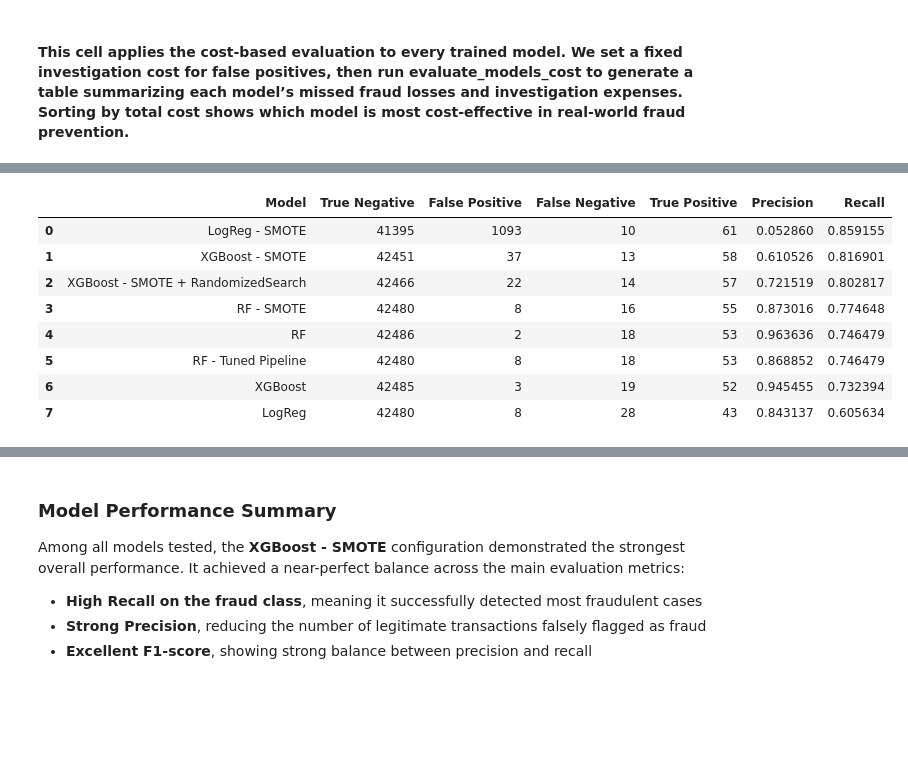
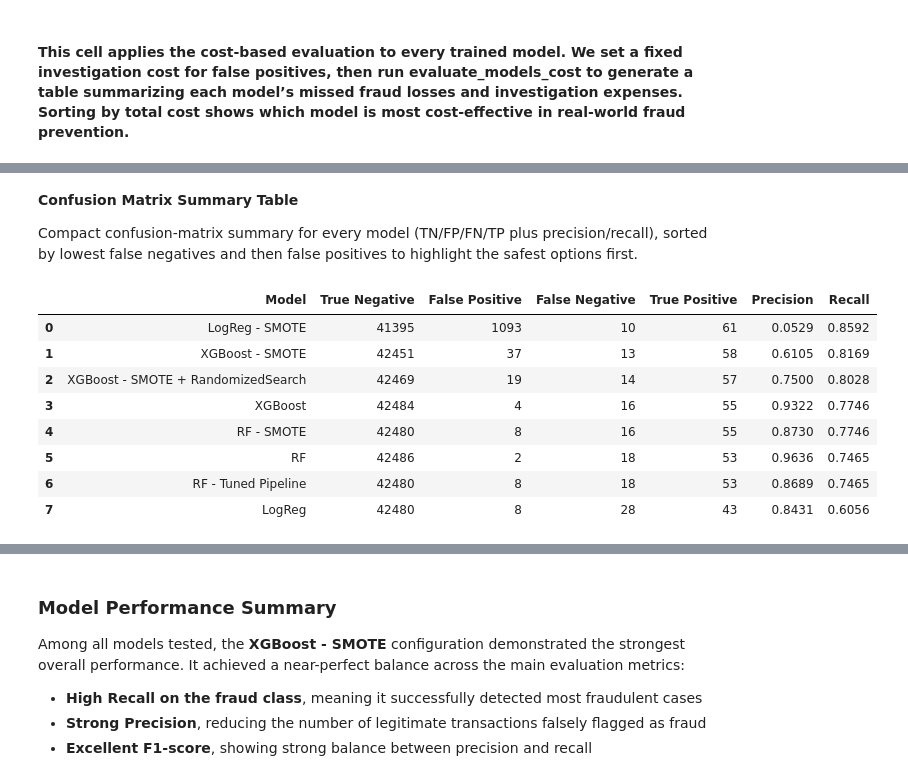
Before and after one commit to AliAbdulHameed/Credit_Card_Fraud_Detection_Team1, a Jupyter notebook: AAI_501_Group_Project_V3.ipynb, the cells around one changed output, grey strips where cells are left out. Drawn from its saved outputs; the diff is of its cells as text; code cells hidden in the pictures; blank space fills up the shorter version.

```diff
--- a/AAI_501_Group_Project_V3.ipynb
+++ b/AAI_501_Group_Project_V3.ipynb
@@ -753,41 +752,44 @@ cost_results_named
 | 6 | RF - Tuned Pipeline | 18 | 8 | 4372.73 | 200.0 | 4572.73 |
 | 0 | LogReg | 28 | 8 | 6151.95 | 200.0 | 6351.95 |
 | 1 | LogReg - SMOTE | 10 | 1093 | 2276.76 | 27325.0 | 29601.76 |
+# %% [markdown]
+**Confusion Matrix Summary Table**
+
+Compact confusion-matrix summary for every model (TN/FP/FN/TP plus precision/recall), sorted by lowest false negatives and then false positives to highlight the safest options first.
 # %%
 summary = []
 for name, model in all_models.items():
     y_pred = model.predict(X_test_scaled)
     tn, fp, fn, tp = confusion_matrix(y_test, y_pred, labels=[0, 1]).ravel()
     prec = tp / (tp + fp) if (tp + fp) else 0.0
     rec = tp / (tp + fn) if (tp + fn) else 0.0
     summary.append({
         "Model": name,
         "True Negative": tn,
         "False Positive": fp,
         "False Negative": fn,
         "True Positive": tp,
-        "Precision": prec,
-        "Recall": rec
+        "Precision": float(f"{prec:.4f}"),
+        "Recall": float(f"{rec:.4f}")
     })
 
 summary_df = (
     pd.DataFrame(summary)
-    .sort_values(by=["False Negative", "False Positive", "Model"])  # use new names
+    .sort_values(by=["False Negative", "False Positive", "Model"])
     .reset_index(drop=True)
 )
 
-
-summary_df  # displays just the summary table
+summary_df
 # %% [output]
 |  | Model | True Negative | False Positive | False Negative | True Positive | Precision | Recall |
-| 0 | LogReg - SMOTE | 41395 | 1093 | 10 | 61 | 0.052860 | 0.859155 |
-| 1 | XGBoost - SMOTE | 42451 | 37 | 13 | 58 | 0.610526 | 0.816901 |
-| 2 | XGBoost - SMOTE + RandomizedSearch | 42466 | 22 | 14 | 57 | 0.721519 | 0.802817 |
-| 3 | RF - SMOTE | 42480 | 8 | 16 | 55 | 0.873016 | 0.774648 |
-| 4 | RF | 42486 | 2 | 18 | 53 | 0.963636 | 0.746479 |
-| 5 | RF - Tuned Pipeline | 42480 | 8 | 18 | 53 | 0.868852 | 0.746479 |
-| 6 | XGBoost | 42485 | 3 | 19 | 52 | 0.945455 | 0.732394 |
-| 7 | LogReg | 42480 | 8 | 28 | 43 | 0.843137 | 0.605634 |
+| 0 | LogReg - SMOTE | 41395 | 1093 | 10 | 61 | 0.0529 | 0.8592 |
+| 1 | XGBoost - SMOTE | 42451 | 37 | 13 | 58 | 0.6105 | 0.8169 |
+| 2 | XGBoost - SMOTE + RandomizedSearch | 42469 | 19 | 14 | 57 | 0.7500 | 0.8028 |
+| 3 | XGBoost | 42484 | 4 | 16 | 55 | 0.9322 | 0.7746 |
+| 4 | RF - SMOTE | 42480 | 8 | 16 | 55 | 0.8730 | 0.7746 |
+| 5 | RF | 42486 | 2 | 18 | 53 | 0.9636 | 0.7465 |
+| 6 | RF - Tuned Pipeline | 42480 | 8 | 18 | 53 | 0.8689 | 0.7465 |
+| 7 | LogReg | 42480 | 8 | 28 | 43 | 0.8431 | 0.6056 |
 # %%
 plot_feature_importances_comparison(rf_smote, best_rf_pipeline.named_steps["rf"], X_train_scaled, "Random Forest", baseline_label="SMOTE", compare_label="Tuned Pipeline")
 
```
Also changed, not shown: parts of 15 cells of this notebook.
